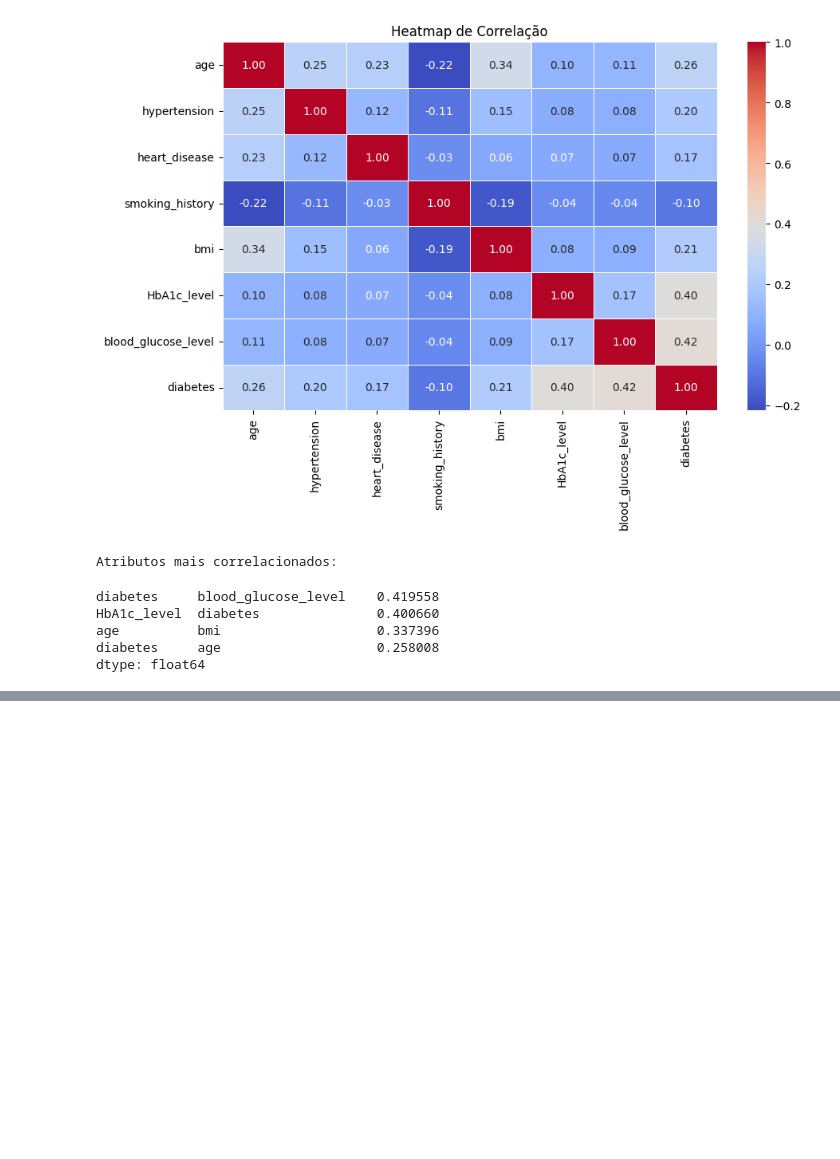
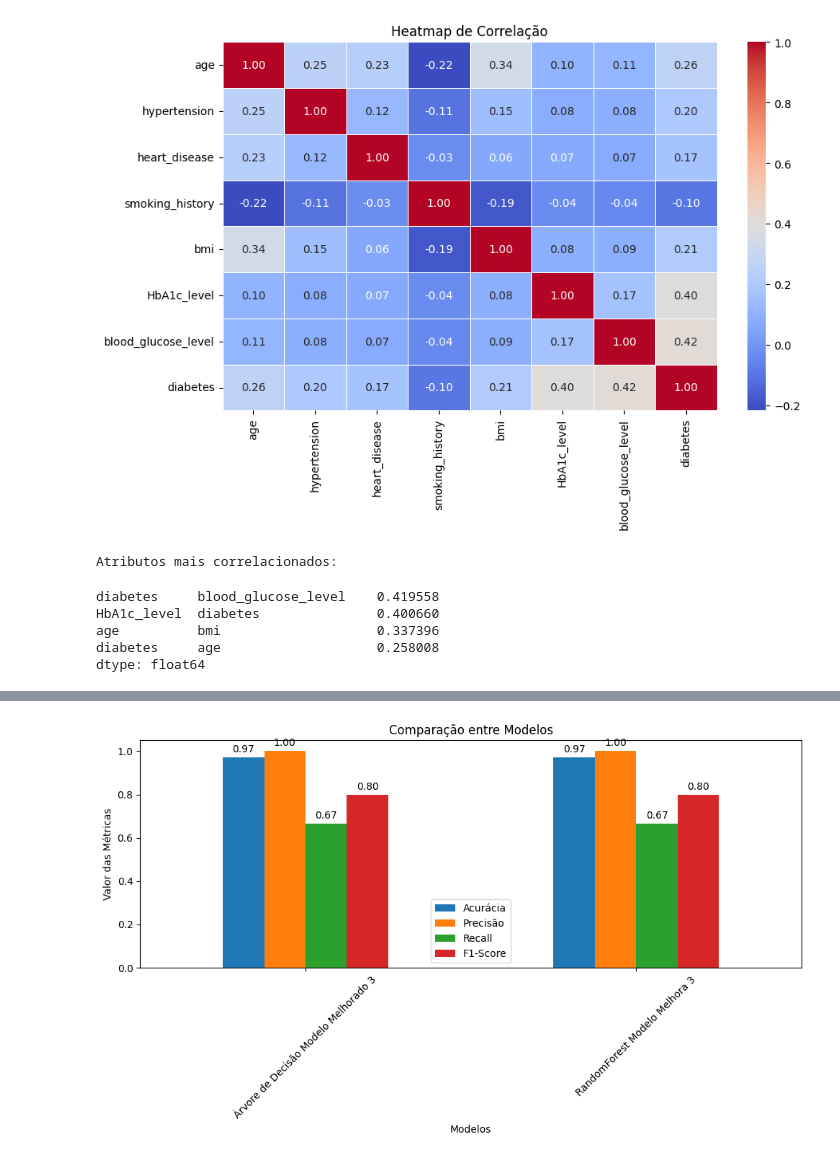
Before and after one commit to DuarteVonFaul/Sistemas-Inteligente-Avaliacao-3, a Jupyter notebook: sis-int-ativ-3-GuilhermeDuarteSousa-MatheusMendesCardoso-RobertoSantosOliveira.ipynb, the cells around one changed output, grey strips where cells are left out. Saved outputs shown, nothing was run; the diff lists cells and outputs as text; code cells hidden in the pictures; blank space fills up the shorter version.

```diff
--- a/sis-int-ativ-3-GuilhermeDuarteSousa-MatheusMendesCardoso-RobertoSantosOliveira.ipynb
+++ b/sis-int-ativ-3-GuilhermeDuarteSousa-MatheusMendesCardoso-RobertoSantosOliveira.ipynb
@@ -406,0 +657,13 @@ plt.show()
+# %%
+res = pd.DataFrame([results[21],results[27]], columns=["Modelo", "Acurácia", "Precisão", "Recall", "F1-Score"])
+res.set_index("Modelo")[["Acurácia", "Precisão", "Recall", "F1-Score"]].plot(kind="bar", figsize=(10, 6))
+plt.title("Comparação entre Modelos")
+plt.ylabel("Valor das Métricas")
+plt.xlabel("Modelos")
+plt.xticks(rotation=45)
+plt.tight_layout()
+for container in plt.gca().containers:
+    plt.gca().bar_label(container, fmt="%.2f", label_type="edge", fontsize=10, padding=3)
+plt.show()
+# %% [output]
+[figure, added]
```
Also changed, not shown: parts of 34 cells of this notebook.
